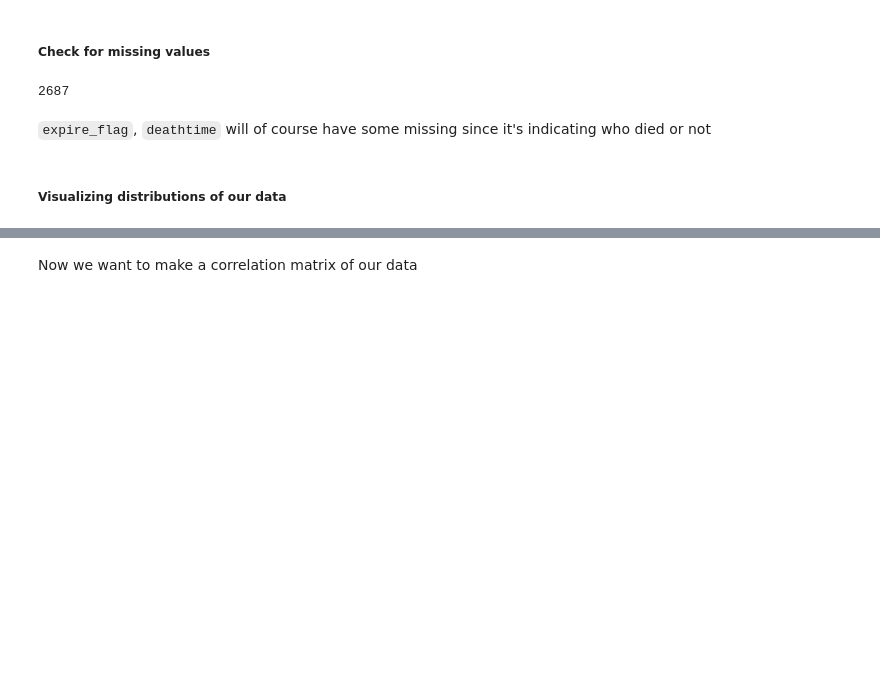
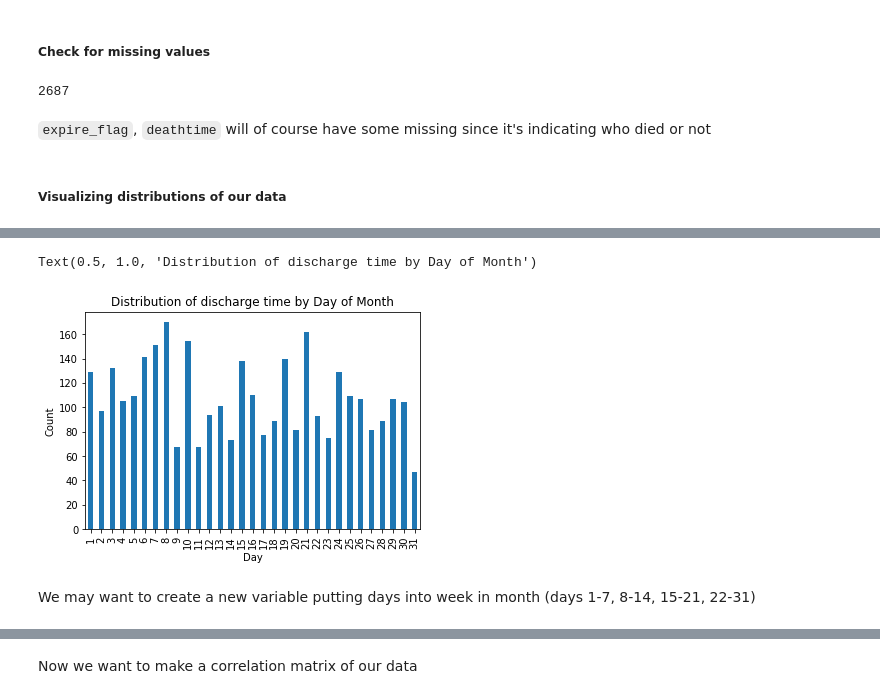
Before and after one commit to derek-y-lee/uclabiostat-thesis, a Jupyter notebook: predict_waitingtime_mimic.ipynb, the cells around one changed output, grey strips where cells are left out. Saved outputs shown, nothing was run; the diff lists cells and outputs as text; code cells hidden in the pictures; blank space fills up the shorter version.

```diff
--- a/predict_waitingtime_mimic.ipynb
+++ b/predict_waitingtime_mimic.ipynb
@@ -189,0 +222,10 @@ data['prev_service'].isna().sum() # 3273 missing previous service type
+# %%
+data["dischtime"].groupby(data["dischtime"].dt.day).count().plot(kind="bar")
+plt.xlabel("Day")
+plt.ylabel("Count")
+plt.title("Distribution of discharge time by Day of Month")
+# %% [output]
+Text(0.5, 1.0, 'Distribution of discharge time by Day of Month')
+[figure, added]
+# %% [markdown]
+We may want to create a new variable putting days into week in month (days 1-7, 8-14, 15-21, 22-31)
```
Also changed, not shown: parts of 7 cells of this notebook.
